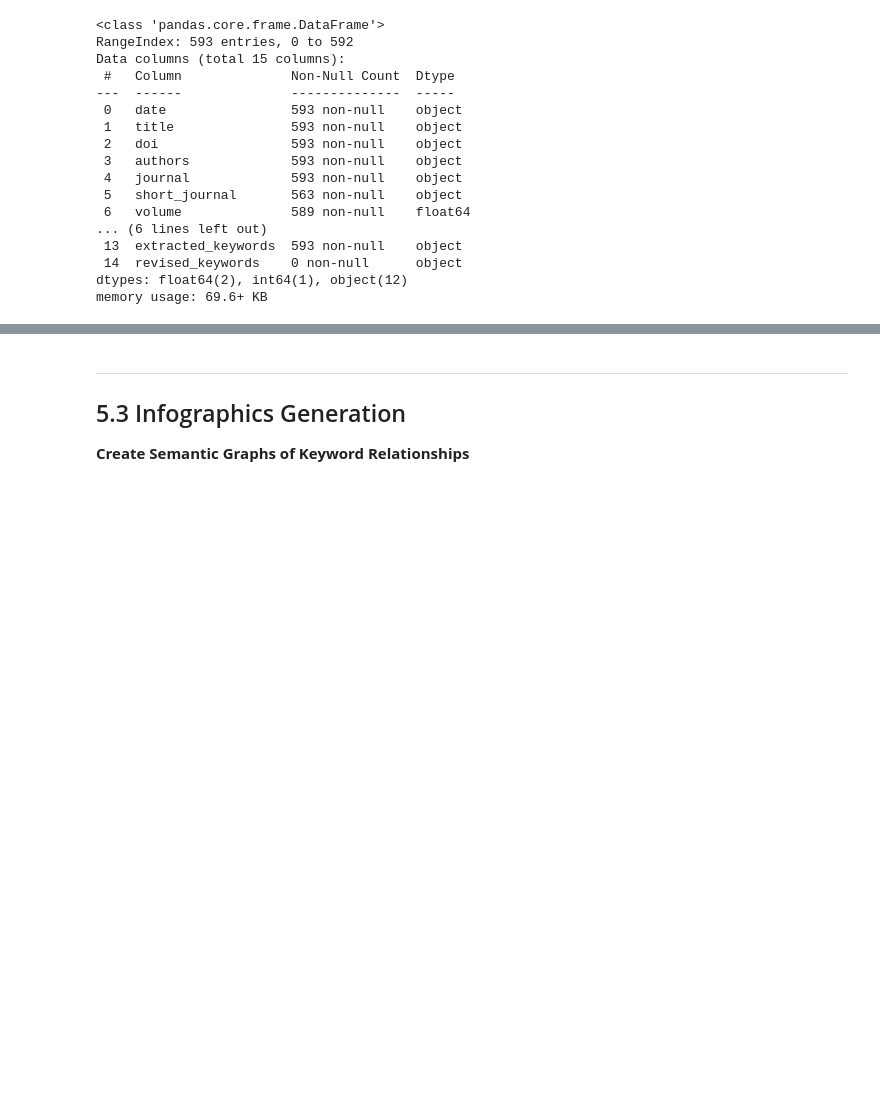
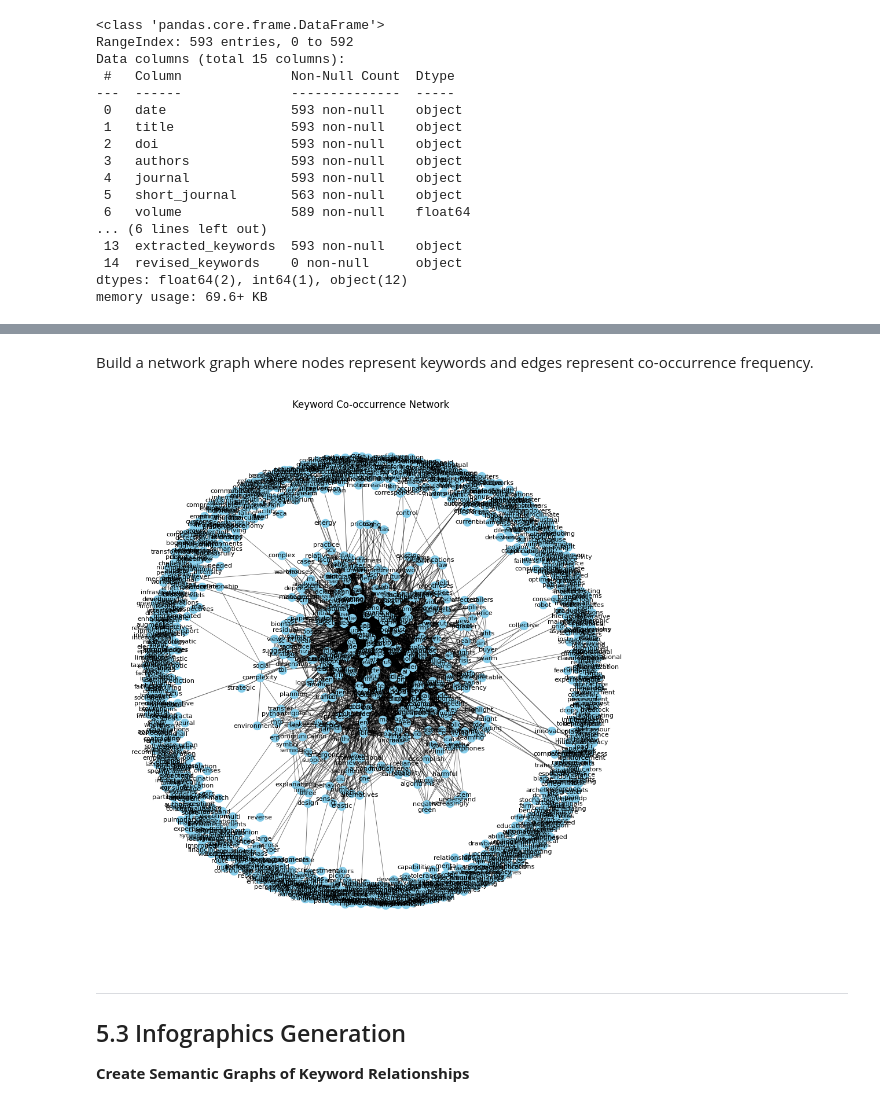
Before and after one commit to skazo4nick/tsi-sota-ai, a Jupyter notebook: notebooks/1_keywords_analysis.ipynb, the cells around one changed output, grey strips where cells are left out. Cells and saved outputs as stored; diff of their text form; code cells hidden in the pictures; blank space fills up the shorter version.

```diff
--- a/notebooks/1_keywords_analysis.ipynb
+++ b/notebooks/1_keywords_analysis.ipynb
@@ -621,3 +683,45 @@ plt.show()
+# %% [markdown]
+Build a network graph where nodes represent keywords and edges represent co-occurrence frequency.
+# %%
+
+# Create an empty graph
+G = nx.Graph()
+
+# Build co-occurrence edges
+for keywords_list in references_keywords_df['extracted_keywords']:
+    # Remove duplicates in the same publication
+    keywords_set = set(keywords_list)
+    # Add edges between all combinations of keywords
+    for kw1, kw2 in combinations(keywords_set, 2):
+        if G.has_edge(kw1, kw2):
+            G[kw1][kw2]['weight'] += 1
+        else:
+            G.add_edge(kw1, kw2, weight=1)
+
+# Filter edges by weight (e.g., keep edges with weight >= threshold)
+threshold = 3
+edges_to_remove = [(u, v) for u, v, attr in G.edges(data=True) if attr['weight'] < threshold]
+G.remove_edges_from(edges_to_remove)
+
+# Draw the network graph
+plt.figure(figsize=(12, 12))
+pos = nx.spring_layout(G, k=0.5, iterations=50)
+
+# Draw nodes
+nx.draw_networkx_nodes(G, pos, node_size=100, node_color='skyblue')
+
+# Draw edges
+edge_weights = [attr['weight'] for _, _, attr in G.edges(data=True)]
+nx.draw_networkx_edges(G, pos, width=[weight * 0.2 for weight in edge_weights], alpha=0.6)
+
+# Draw labels
+nx.draw_networkx_labels(G, pos, font_size=8)
+
+plt.title('Keyword Co-occurrence Network')
+plt.axis('off')
+plt.show()
+# %% [output]
+[figure, added]
 # %% [markdown]
 
 
```
Also changed, not shown: parts of 28 cells of this notebook.
